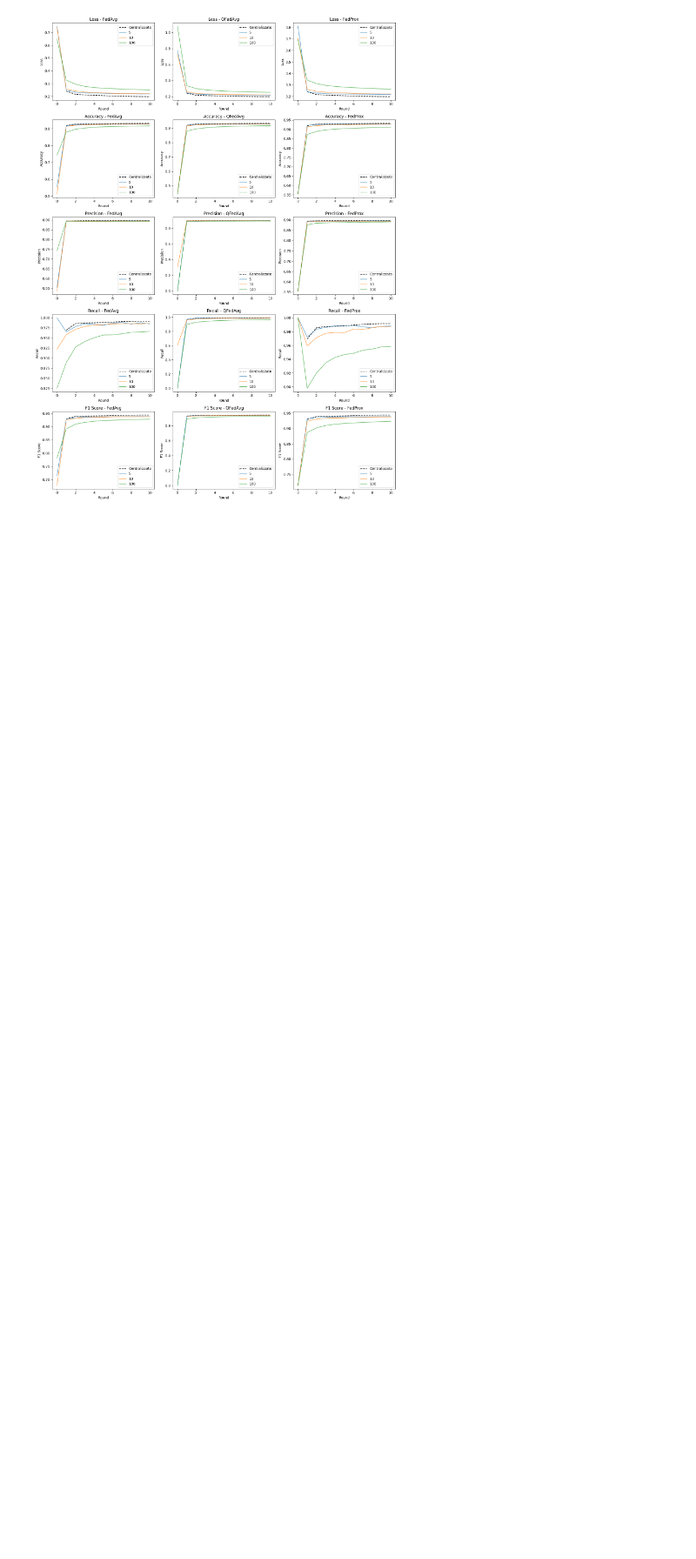
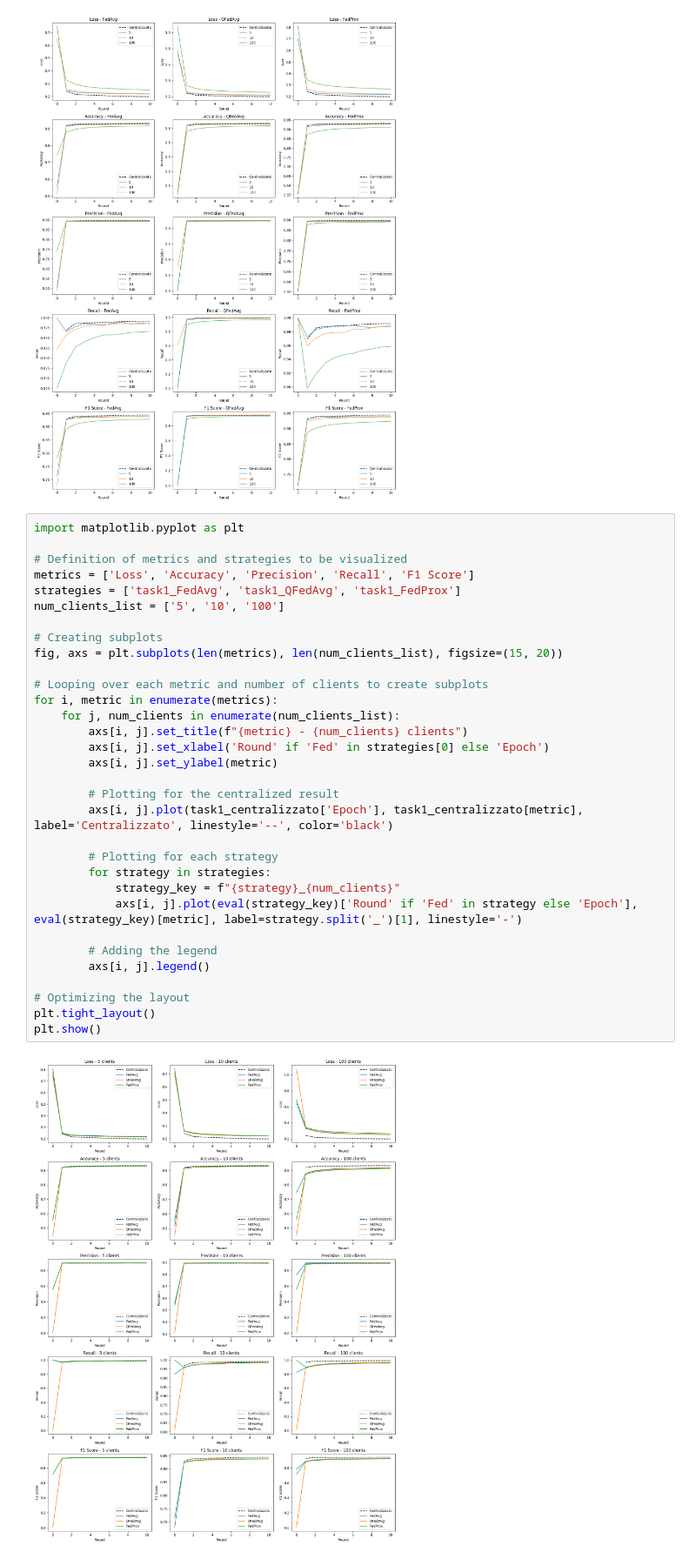
Before and after one commit to AnastasiaBrinati/Progetto-ML-23-24, a Jupyter notebook: Task1_Plots.ipynb, the cells around one changed output. Shown at 87% size. Saved outputs shown, nothing was run; the diff lists cells and outputs as text; blank space fills up the shorter version.

```diff
--- a/Task1_Plots.ipynb
+++ b/Task1_Plots.ipynb
@@ -128,3 +128,37 @@ plt.tight_layout()
 plt.show()
 # %% [output]
 [figure]
+# %%
+import matplotlib.pyplot as plt
+
+# Definition of metrics and strategies to be visualized
+metrics = ['Loss', 'Accuracy', 'Precision', 'Recall', 'F1 Score']
+strategies = ['task1_FedAvg', 'task1_QFedAvg', 'task1_FedProx']
+num_clients_list = ['5', '10', '100']
+
+# Creating subplots
+fig, axs = plt.subplots(len(metrics), len(num_clients_list), figsize=(15, 20))
+
+# Looping over each metric and number of clients to create subplots
+for i, metric in enumerate(metrics):
+    for j, num_clients in enumerate(num_clients_list):
+        axs[i, j].set_title(f"{metric} - {num_clients} clients")
+        axs[i, j].set_xlabel('Round' if 'Fed' in strategies[0] else 'Epoch')
+        axs[i, j].set_ylabel(metric)
+
+        # Plotting for the centralized result
+        axs[i, j].plot(task1_centralizzato['Epoch'], task1_centralizzato[metric], label='Centralizzato', linestyle='--', color='black')
+
+        # Plotting for each strategy
+        for strategy in strategies:
+            strategy_key = f"{strategy}_{num_clients}"
+            axs[i, j].plot(eval(strategy_key)['Round' if 'Fed' in strategy else 'Epoch'], eval(strategy_key)[metric], label=strategy.split('_')[1], linestyle='-')
+
+        # Adding the legend
+        axs[i, j].legend()
+
+# Optimizing the layout
+plt.tight_layout()
+plt.show()
+# %% [output]
+[figure, added]
```
